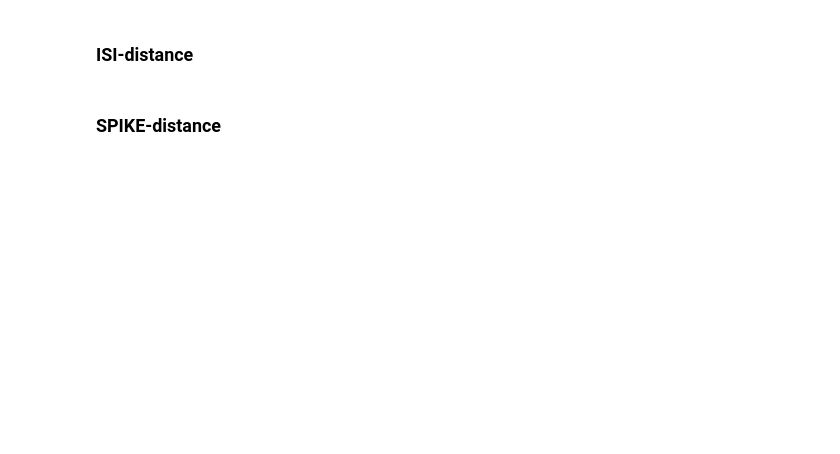
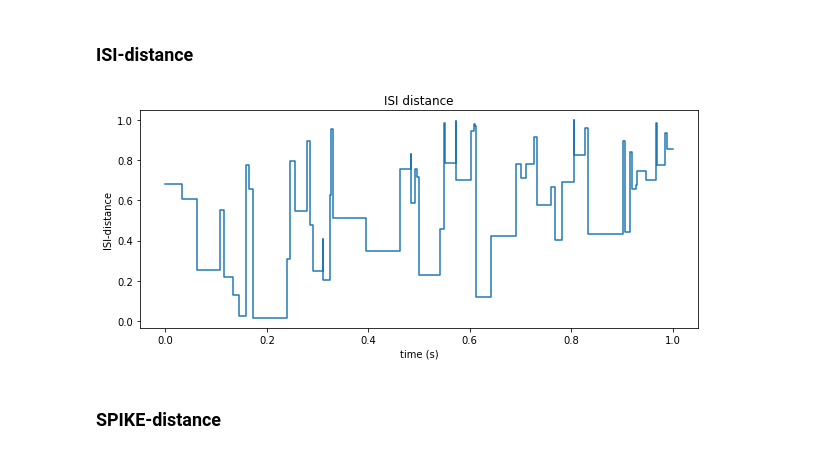
Before and after one commit to mwprestonjr/spike_synchrony, a Jupyter notebook: notebooks/demo_pyspike.ipynb, the cells around one changed output. Saved outputs shown, nothing was run; the diff lists cells and outputs as text; code cells hidden in the pictures; blank space fills up the shorter version.

```diff
--- a/notebooks/demo_pyspike.ipynb
+++ b/notebooks/demo_pyspike.ipynb
@@ -28,4 +46,17 @@ if not os.path.exists(dir_out):
 # %% [markdown]
 ### ISI-distance
+# %%
+# compute ISI profile
+isi_profile = spk.isi_profile(st1, st2)
+t_isi_distance, isi_distance = isi_profile.get_plottable_data()
+
+# plot
+fig, ax = plt.subplots(figsize=[10,4])
+ax.plot(t_isi_distance, isi_distance)
+ax.set(xlabel="time (s)", ylabel="ISI-distance")
+ax.set_title("ISI distance")
+plt.show()
+# %% [output]
+[figure, added]
 # %% [markdown]
 ### SPIKE-distance
```
Also changed, not shown: parts of 14 cells of this notebook.
